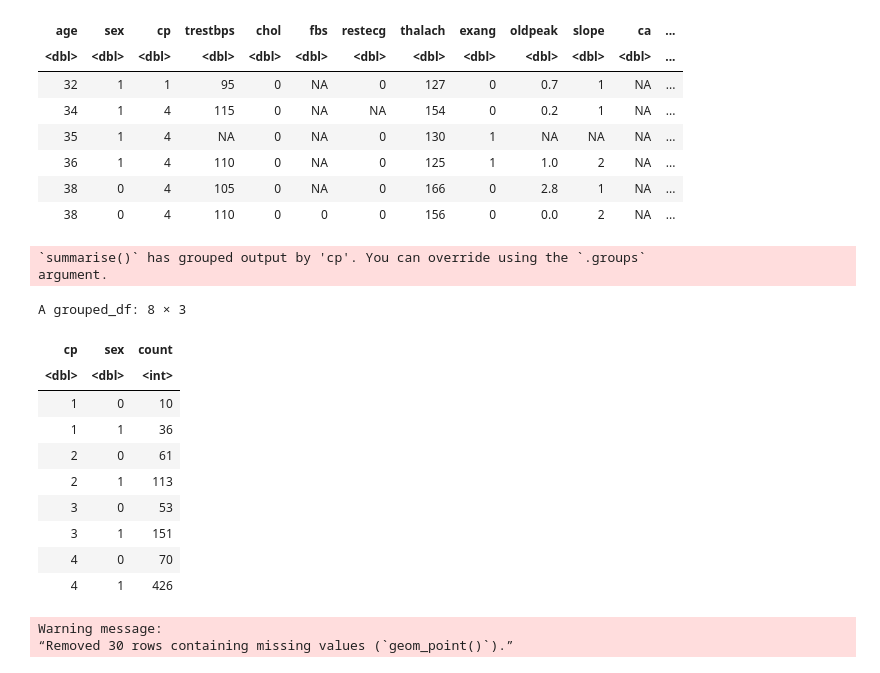
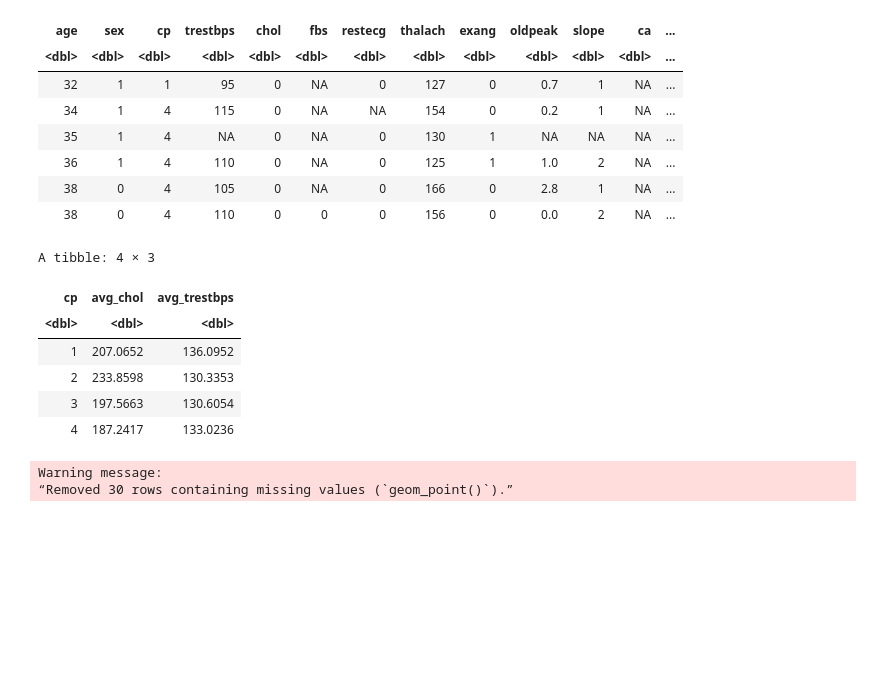
Before and after one commit to aaelbaz/DSCI-100-Group-Project, a Jupyter notebook: group_project_proposal.ipynb, the cells around one changed output. Drawn from its saved outputs; the diff is of its cells as text; code cells hidden in the pictures; blank space fills up the shorter version.

Commit message:
Better version of summarization table

```diff
--- a/group_project_proposal.ipynb
+++ b/group_project_proposal.ipynb
@@ -88,24 +88,18 @@ A tibble: 6 × 15
 | 38 | 0 | 4 | 110 | 0 | 0 | 0 | 156 | 0 | 0.0 | 2 | NA | ... |
 # %%
 cp_summarize <- heart_disease_data |>
-group_by(cp, sex) |>
-summarize(count= n())
-
+group_by(cp) |>
+summarize(avg_chol = mean(chol, na.rm = TRUE),
+          avg_trestbps = mean(trestbps, na.rm = TRUE))
 cp_summarize
 # %% [output]
-`summarise()` has grouped output by 'cp'. You can override using the `.groups`
-argument.
+A tibble: 4 × 3
-A grouped_df: 8 × 3
-| cp | sex | count |
-| <dbl> | <dbl> | <int> |
-| 1 | 0 | 10 |
-| 1 | 1 | 36 |
-| 2 | 0 | 61 |
-| 2 | 1 | 113 |
-| 3 | 0 | 53 |
-| 3 | 1 | 151 |
-| 4 | 0 | 70 |
-| 4 | 1 | 426 |
+| cp | avg_chol | avg_trestbps |
+| <dbl> | <dbl> | <dbl> |
+| 1 | 207.0652 | 136.0952 |
+| 2 | 233.8598 | 130.3353 |
+| 3 | 197.5663 | 130.6054 |
+| 4 | 187.2417 | 133.0236 |
 # %%
 age_vs_chol_plot <- ggplot(heart_disease_data, aes(x = age, y = chol)) +
     geom_point() +
```
